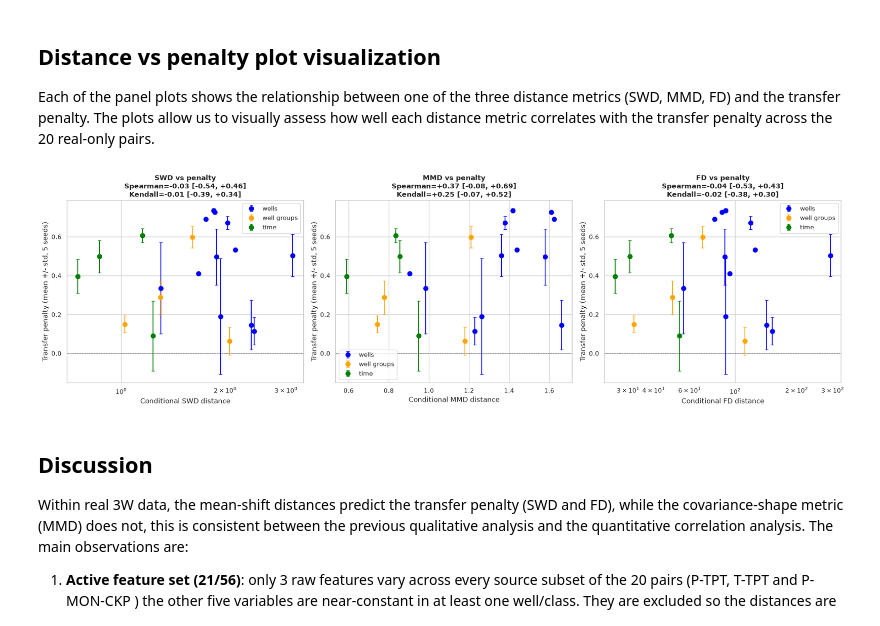
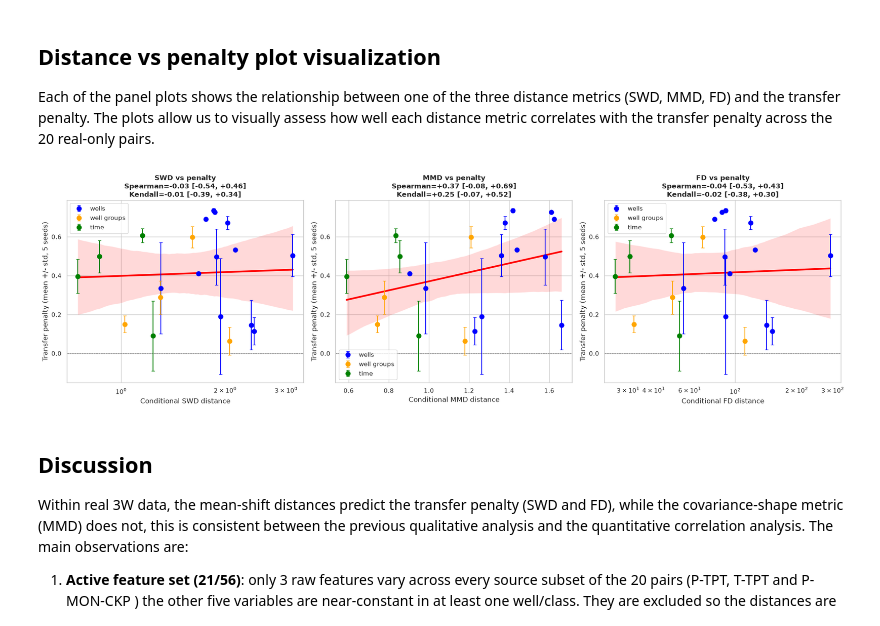
Before and after one commit to lollogiro/ai4i-transfer-learning-synthetic, a Jupyter notebook: stage2-transfer_learning/3w_dom_dist_tl.ipynb, the cells around one changed output. Cells and saved outputs as stored; diff of their text form; code cells hidden in the pictures.

Commit message:
added reg plot stage2

```diff
--- a/stage2-transfer_learning/3w_dom_dist_tl.ipynb
+++ b/stage2-transfer_learning/3w_dom_dist_tl.ipynb
@@ -980,31 +980,34 @@ Each of the panel plots shows the relationship between one of the three distance
 # %%
 fig, axes = plt.subplots(1, 3, figsize=(20, 6))
 palette = {'well': 'blue', 'group': 'orange', 'year': 'green'}
 metrics = ['SWD', 'MMD', 'FD']
 
 for i, metric in enumerate(metrics):
     ax = axes[i]
+    sns.regplot(x=metric, y='penalty_mean', data=results_df, ax=ax, scatter=False,
+                logx=metric in ('SWD', 'FD'), ci=95,
+                line_kws={'color': 'red', 'linewidth': 3})
     for axis in ['well', 'group', 'year']:
         sub = results_df[results_df['axis'] == axis]
         ax.errorbar(sub[metric], sub['penalty_mean'], yerr=sub['penalty_std'],
                     fmt='o', ms=8, capsize=3, color=palette[axis],
                     label={'well': 'wells', 'group': 'well groups', 'year': 'time'}[axis],
                     zorder=3)
     ax.axhline(0, color='gray', lw=0.8, ls='--')
     if metric in ('SWD', 'FD'):
         ax.set_xscale('log')
     c = corr_summary[metric]
     ax.set_title(f'{metric} vs penalty\n'
                  f'Spearman={c["rho"]:+.2f} [{c["rho_ci"][0]:+.2f}, {c["rho_ci"][1]:+.2f}]\n'
                  f'Kendall={c["tau"]:+.2f} [{c["tau_ci"][0]:+.2f}, {c["tau_ci"][1]:+.2f}]',
                  fontsize=12, fontweight='bold')
     ax.set_xlabel(f'Conditional {metric} distance')
     ax.set_ylabel('Transfer penalty (mean +/- std, 5 seeds)')
     ax.legend(frameon=True)
 plt.tight_layout()
 plt.show()
 # %% [output]
-[figure, old version]
+[figure, new version]
 # %% [markdown]
 ## Discussion
 
```
Also changed, not shown: parts of 1 cell of this notebook.
